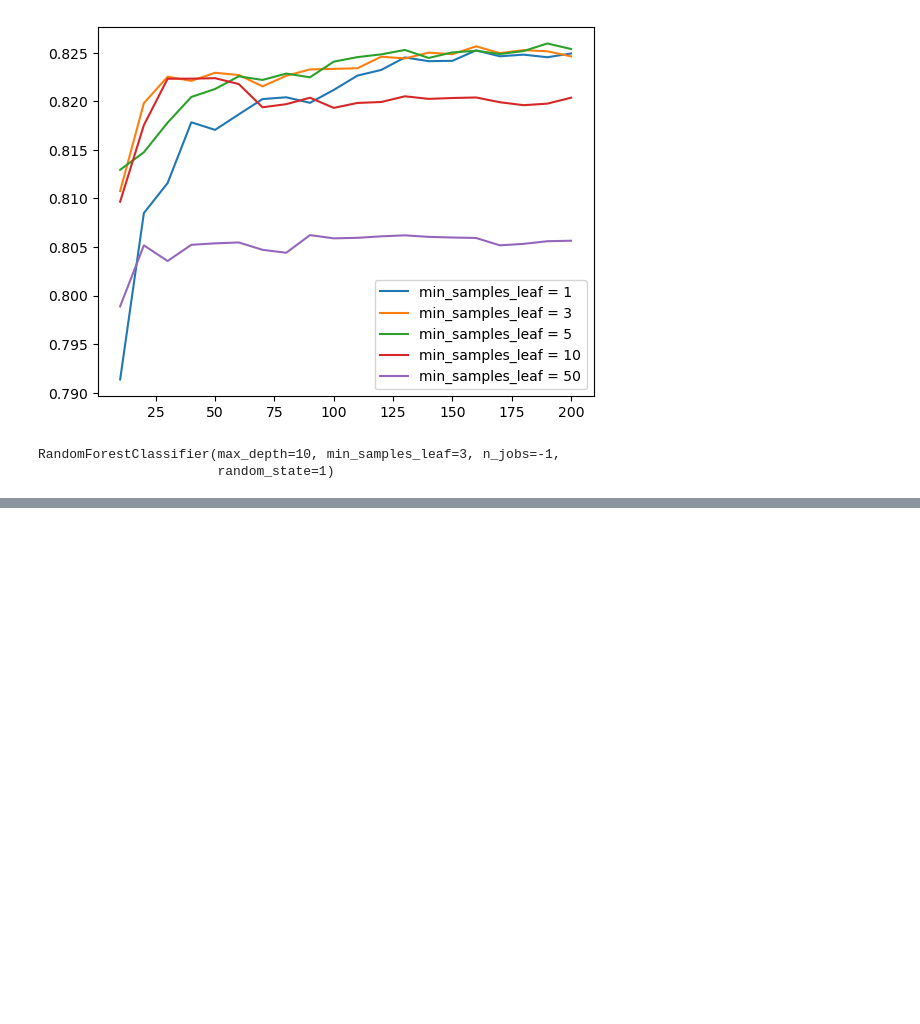
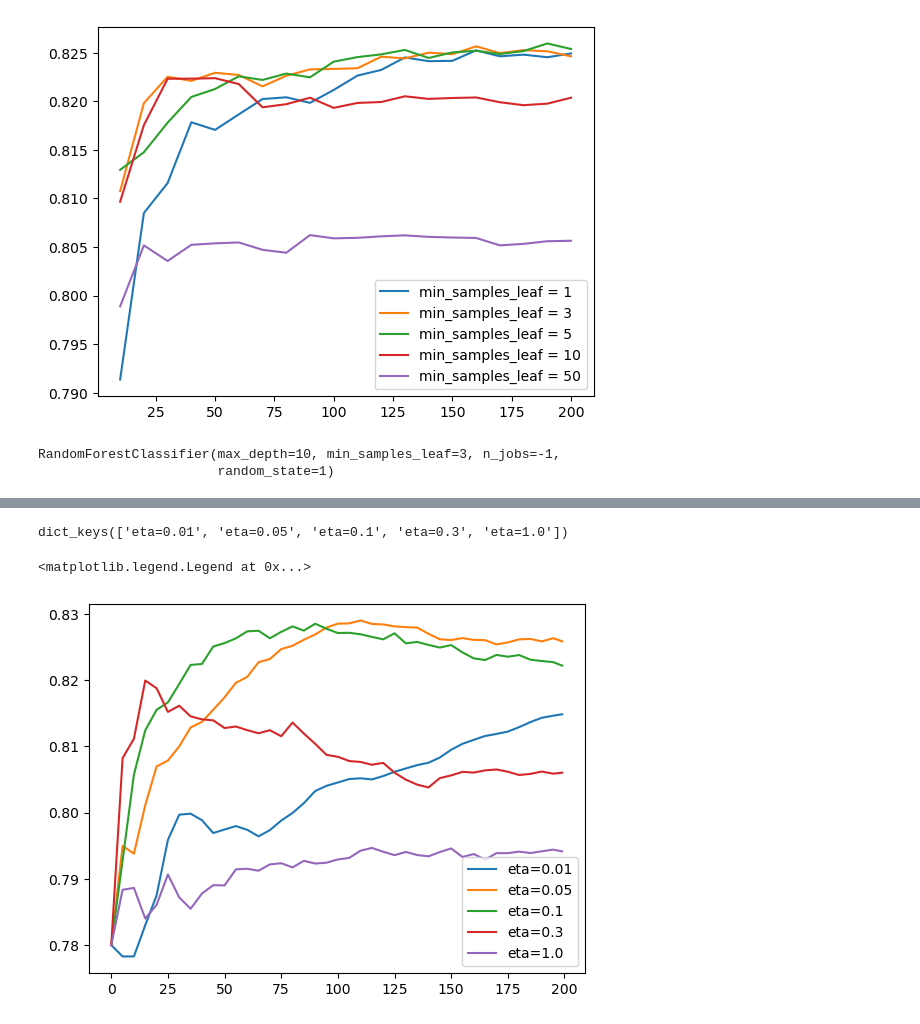
Before and after one commit to codevalhalla/credit-risk-scoring, a Jupyter notebook: credit-risk-scoring.ipynb, the cells around one changed output, grey strips where cells are left out. Cells and saved outputs as stored; diff of their text form; code cells hidden in the pictures; blank space fills up the shorter version.

```diff
--- a/credit-risk-scoring.ipynb
+++ b/credit-risk-scoring.ipynb
@@ -494,0 +597,2 @@ RandomForestClassifier(max_depth=10, min_samples_leaf=3, n_jobs=-1,
+# %%
+xgb_eta_auc_scores = {}
@@ -494,0 +617,14 @@ RandomForestClassifier(max_depth=10, min_samples_leaf=3, n_jobs=-1,
+# %%
+key = f"eta={xgb_params['eta']}"
+xgb_eta_auc_scores[key]=parse_xgb_output(output)
+# %%
+xgb_eta_auc_scores.keys()
+# %% [output]
+dict_keys(['eta=0.01', 'eta=0.05', 'eta=0.1', 'eta=0.3', 'eta=1.0'])
+# %%
+for key, df_scores in xgb_eta_auc_scores.items():
+    plt.plot(df_scores['num_iter'],df_scores['val_auc'],label=key)
+plt.legend()
+# %% [output]
+<matplotlib.legend.Legend at 0x...>
+[figure, added]
```
Also changed, not shown: parts of 35 cells of this notebook.
